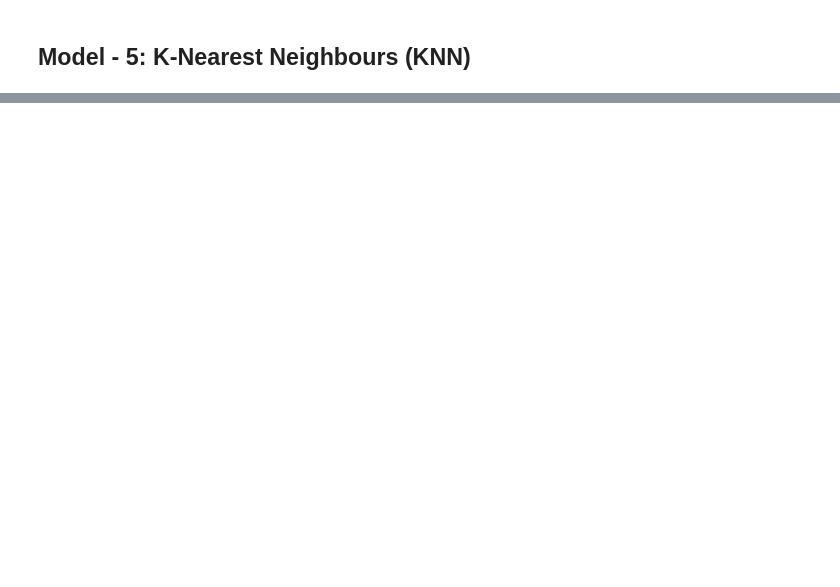
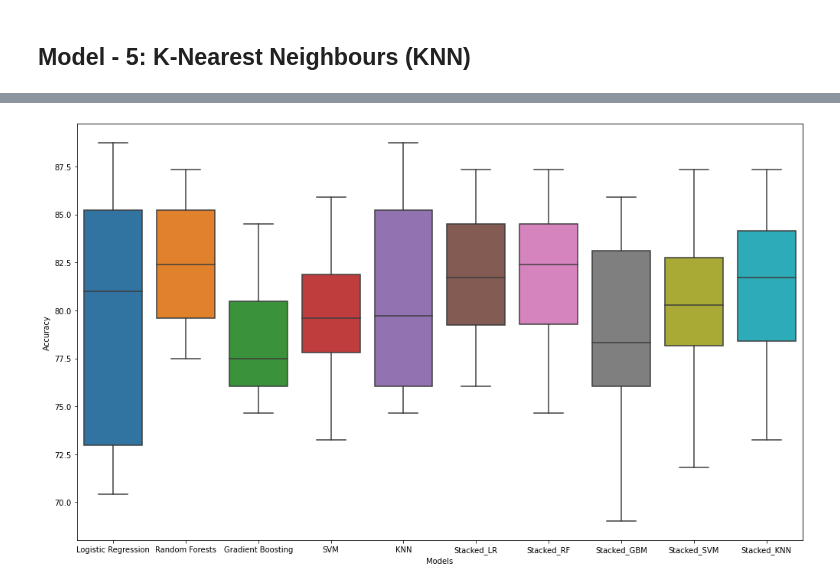
Before and after one commit to shanka19/Titanic-Prediction, a Jupyter notebook: titanic-prediction.ipynb, the cells around one changed output, grey strips where cells are left out. Cells and saved outputs as stored; diff of their text form; code cells hidden in the pictures; blank space fills up the shorter version.

```diff
--- a/titanic-prediction.ipynb
+++ b/titanic-prediction.ipynb
@@ -454,5 +476,5 @@ print(knn_random.best_params_)
 # %%
-n_neighbors = [int(x) for x in np.linspace(start = 1, stop = 10, num = 10)]
+n_neighbors = [int(x) for x in np.linspace(start = 30, stop = 60, num = 30)]
 ### Weight of neighbours
 weights = ['uniform','distance']
 leaf_size = [int(x) for x in np.linspace(start = 1, stop = 10, num = 10)]
@@ -460,7 +482,7 @@ knnModel = KNeighborsClassifier()
 random_grid = {'n_neighbors': n_neighbors,
                'weights': weights,
                'leaf_size': leaf_size}
-knn_random =GridSearchCV(estimator = knnModel, scoring = 'accuracy',
+knn_random = GridSearchCV(estimator = knnModel, scoring = 'accuracy',
                          param_grid = random_grid,
                          cv = 10)
 knn_random.fit(X,Y)
@@ -470,5 +492,10 @@ print(knn_random.best_params_)
 # %%
-knnModel = KNeighborsClassifier(n_neighbors = 3, leaf_size = 2, weights = 'uniform')
+knnModel = KNeighborsClassifier(n_neighbors = 43, leaf_size = 1, weights = 'uniform')
+knnModel.fit(X,Y)
 cv_results_knn = cross_val_score(knnModel,X,Y,cv=KFold(n_splits=10,shuffle=True),scoring='accuracy')
 print("Mean Accuracy:",mean(cv_results_knn)*100,"+-",stdev(cv_results_knn)*100)
+
+### Predicting on test data
+y_pred = knnModel.predict(test_data)
+print(accuracy_score(y_test,y_pred)*100)
 # %% [output]
@@ -475,0 +550,17 @@ Mean Accuracy: 83.35546475995915 +- 3.450027788868553
+# %%
+### Stacking by majority voting
+majorityVotingClassifier = VotingClassifier(estimators=[('lr', logisticRegressionModel),
+                                                        ('rf', randomForestModel),
+                                                        ('xgb',gradientBoostingModel),
+                                                        ('svm',svmModel),
+                                                        ('knn',knnModel)], voting='hard')
+majorityVotingClassifier.fit(X,Y)
+cv_results_majorityVotingClassifier = cross_val_score(majorityVotingClassifier,
+                                                      X,Y,cv=KFold(n_splits=10,shuffle=True),
+                                                      scoring='accuracy')
+print("Mean Accuracy:",mean(cv_results_majorityVotingClassifier)*100,"+-",
+      stdev(cv_results_majorityVotingClassifier)*100)
+
+### Predicting on test data
+y_pred = majorityVotingClassifier.predict(test_data)
+print(accuracy_score(y_test,y_pred)*100)
@@ -475,0 +649,19 @@ Mean Accuracy: 83.35546475995915 +- 3.450027788868553
+# %%
+### Plots to compare our different models
+data = {'Logistic Regression':cv_results_lr*100,
+       'Random Forests':cv_results_rf*100,
+       'Gradient Boosting':cv_results_gbm*100,
+       'SVM':cv_results_svm*100,
+       'KNN':cv_results_knn*100,
+       'Stacked_LR':cv_results_stacking_lr*100,
+       'Stacked_RF':cv_results_stacking_rf*100,
+       'Stacked_GBM':cv_results_stacking_gbm*100,
+       'Stacked_SVM':cv_results_stacking_svm*100,
+       'Stacked_KNN':cv_results_stacking_knn*100}
+model_results = pd.DataFrame(data = data)
+model_results = model_results.stack().reset_index()
+model_results = model_results.rename(columns = {'level_1':'Models',0:'Accuracy'})
+plt.figure(figsize=(17,10))
+fig1 = sns.boxplot(x='Models',y='Accuracy',data = model_results)
+# %% [output]
+[figure, added]
```
Also changed, not shown: parts of 45 cells of this notebook.
